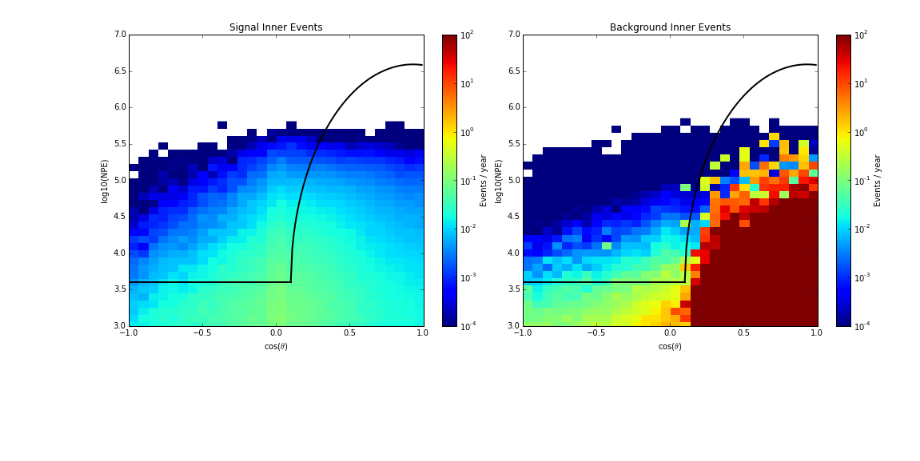
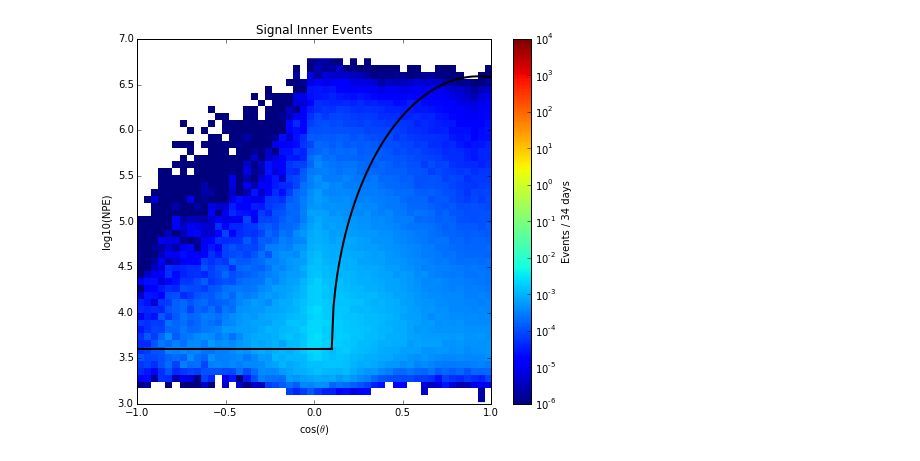
Before and after one commit to mrelich/MultiPeVNotebooks, a Jupyter notebook: EHERedefined.ipynb, the cells around one changed output. Saved outputs shown, nothing was run; the diff lists cells and outputs as text; code cells hidden in the pictures; blank space fills up the shorter version.

```diff
--- a/EHERedefined.ipynb
+++ b/EHERedefined.ipynb
@@ -75,2 +17,11 @@ d_numu['w'] = pd.Series(w_atmos)
+# %%
+# Define some baseline selection and then initialize the loader
+sel = C.basesel + '&&(25<ImpLF_rchi2 && ImpLF_rchi2<80)'
+loader = Loader(sel)
+
+# Load Corsika and NuMu
+#dt_numu = loader.getNuMu('log10(PrimaryNeutrinoEnergy) >= 6')
+dt_numu = loader.getNuMu()
+dt_cor  = loader.getCorsika()
 # %%
 # Break data set into inner and outter portions
@@ -174,8 +216,5 @@ plot(temp,'ImpLF_rchi2','rchi2',50,0,300,True)
 # %%
-# Interestingly from the plot above the outer events have a lower fit quality!
-# This seems to make sense though. For a cascade that is more contained, we will
-# have more hit DOMs that don't follow the track hypothesis.  So for outer events,
-# we just have less hit Doms.
+# It looks like we could loosen the chi2 cut a bit
 # So let's cut:
 #    * Inner events: < 100
 #    * Outer events: < 80
@@ -185,7 +224,7 @@ def cutrchi2(data, cutval):
 
 # Loop and apply cut
 for i in range(len(info['data'])):
-    cval = 100
+    cval = 80
     if 'out' in info['lbl'][i]:
         cval = 80
     info['data'][i] = cutrchi2(info['data'][i],cval)
@@ -204,9 +243,9 @@ def cutndom(data, cutval):
 
 # Loop and apply cut
 for i in range(len(info['data'])):
-    cval = 100
+    cval = 300
     if 'out' in info['lbl'][i]:
-        cval = 80
+        cval = 300
     info['data'][i] = cutndom(info['data'][i],cval)
 
 # Plot and show the result
@@ -227,13 +266,13 @@ d_sig_in  = info['data'][2]
 d_sig_out = info['data'][5]
 
 # Plot constants
-nbins = 30
+nbins = 50
 xmin  = -1
 xmax  = 1
 ymin  = 3
 ymax  = 7
-zmin  = 1e-4
-zmax  = 1e2
+zmin  = 1e-6
+zmax  = 1e4
 
 # Create a plot tool for 2D plots
 pt = PlotTool()
@@ -249,58 +288,68 @@ def drawCuts(axis):
 
 
 
 # Plot 2D for inner
-fig, ax = plt.subplots(ncols=2,figsize=(14,6))
+fig, ax = plt.subplots(ncols=1,figsize=(7,6))
 
-ax[0].set_title("Signal Inner Events")
-pt.ploth2(d_sig_in['cos(ImpLF_zen)'].as_matrix(),
-        d_sig_in['log10(hs_q_tot_pulses)'].as_matrix(),
+xval = 'cos(ImpLF_zen)'
+yval = 'log10(NPE)'
+ax.set_title("Signal Inner Events")
+pt.ploth2(d_sig_in[xval].as_matrix(),
+        d_sig_in[yval].as_matrix(),
         d_sig_in['wE2'].as_matrix(),
         r'cos($\theta$)',
         'log10(NPE)',
         C.lt_label,
         nbins,xmin,xmax,ymin,ymax,zmin,zmax,
-        False,
-        ax[0])
+        False)
+cb = plt.colorbar()
+cb.set_label(C.lt_label)
+drawCuts(ax)
 
-ax[1].set_title("Background Inner Events")
-pt.ploth2(d_bkg_in['cos(ImpLF_zen)'].as_matrix(),
-         d_bkg_in['log10(hs_q_tot_pulses)'].as_matrix(),
+fig, ax = plt.subplots(ncols=1,figsize=(7,6))
+ax.set_title("Background Inner Events")
+pt.ploth2(d_bkg_in[xval].as_matrix(),
+         d_bkg_in[yval].as_matrix(),
          d_bkg_in['w'].as_matrix(),
          r'cos($\theta$)',
          'log10(NPE)',
          C.lt_label,
          nbins,xmin,xmax,ymin,ymax,zmin,zmax,
-         False,
-         ax[1])
-drawCuts(ax[0])
-drawCuts(ax[1])
+        False)
+cb = plt.colorbar()
+cb.set_label(C.lt_label)
+drawCuts(ax)
 
 # Plot 2D for inner
-fig, ax = plt.subplots(ncols=2,figsize=(14,6))
+fig, ax = plt.subplots(ncols=1,figsize=(7,6))
 
-ax[0].set_title("Signal Outer Events")
-pt.ploth2(d_sig_out['cos(ImpLF_zen)'].as_matrix(),
-        d_sig_out['log10(hs_q_tot_pulses)'].as_matrix(),
+ax.set_title("Signal Outer Events")
+pt.ploth2(d_sig_out[xval].as_matrix(),
+        d_sig_out[yval].as_matrix(),
         d_sig_out['wE2'].as_matrix(),
         r'cos($\theta$)',
         'log10(NPE)',
         C.lt_label,
         nbins,xmin,xmax,ymin,ymax,zmin,zmax,
-        False,
-        ax[0])
+        False)
+cb = plt.colorbar()
+cb.set_label(C.lt_label)
+drawCuts(ax)
 
-ax[1].set_title("Background Outer Events")
-pt.ploth2(d_bkg_out['cos(ImpLF_zen)'].as_matrix(),
-         d_bkg_out['log10(hs_q_tot_pulses)'].as_matrix(),
+fig, ax = plt.subplots(ncols=1,figsize=(7,6))
+ax.set_title("Background Outer Events")
+pt.ploth2(d_bkg_out[xval].as_matrix(),
+         d_bkg_out[yval].as_matrix(),
          d_bkg_out['w'].as_matrix(),
          r'cos($\theta$)',
          'log10(NPE)',
          C.lt_label,
-         nbins,xmin,xmax,ymin,ymax,zmin,zmax,
-         False,
-         ax[1])
-drawCuts(ax[0])
-drawCuts(ax[1])
+         nbins,#0,0.5,5.0,6.0,zmin,zmax,
+          xmin,xmax,ymin,ymax,zmin,zmax,
+         False)
+cb = plt.colorbar()
+cb.set_label(C.lt_label)
+drawCuts(ax)
+plt.grid()
 # %% [output]
-[figure, old version]
+[figure, new version]
```
Also changed, not shown: parts of 20 cells of this notebook, 8 other files.
